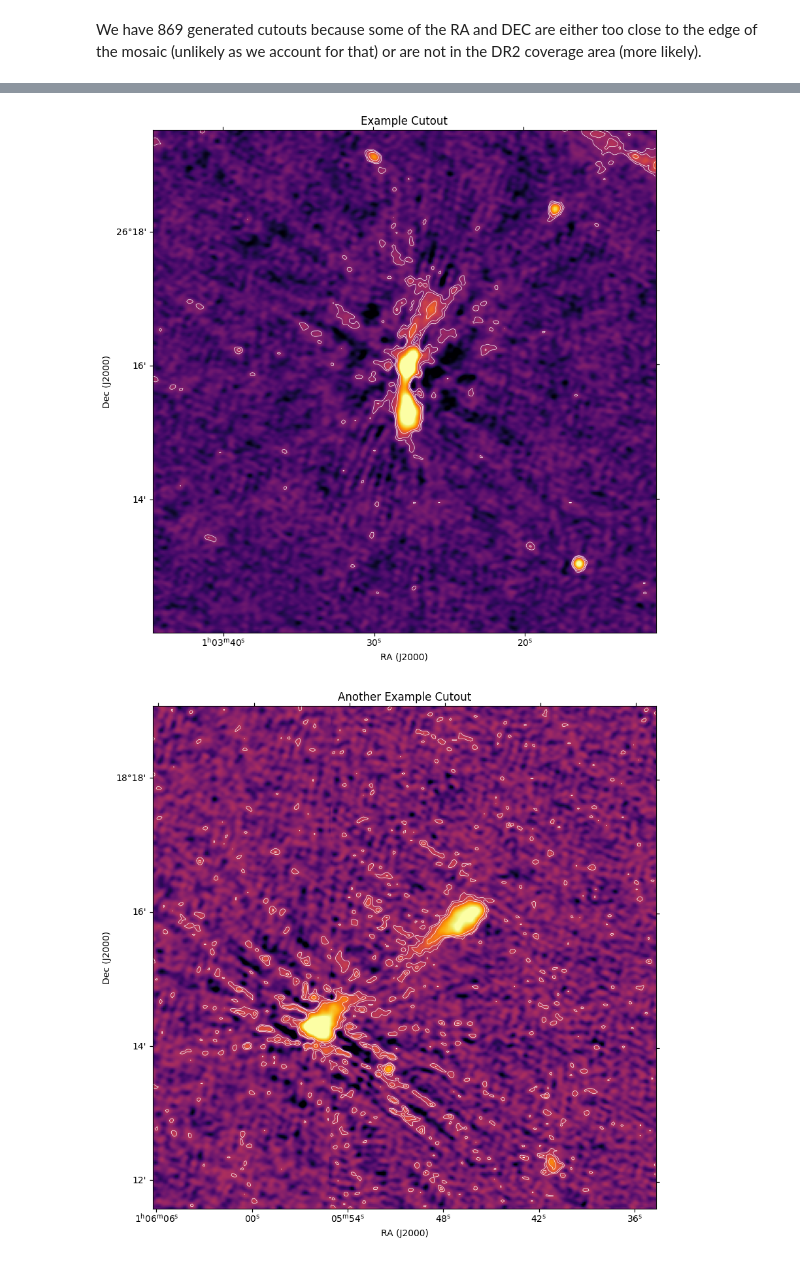
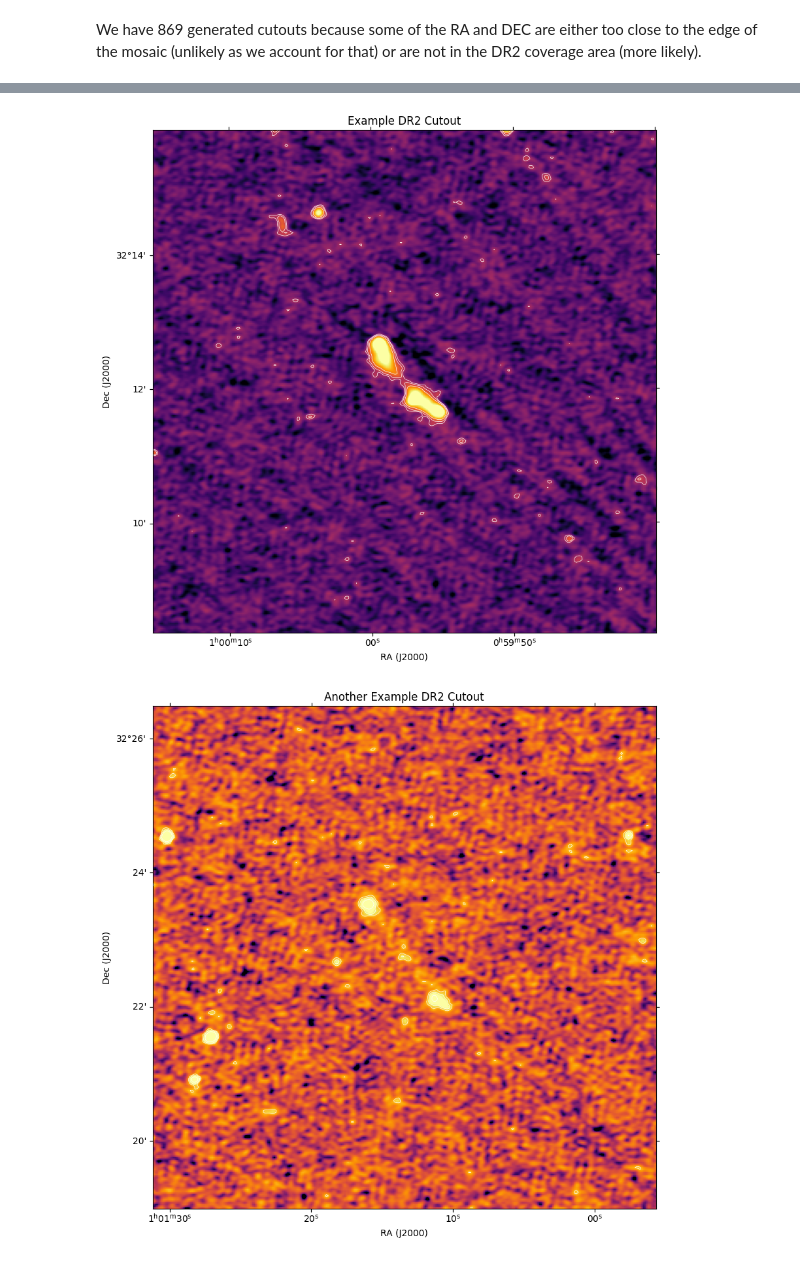
Before and after one commit to Aureusa/strw_lofar_data_utils, a Jupyter notebook: examples/cutout_generation.ipynb, the cells around one changed output, grey strips where cells are left out. Cells and saved outputs as stored; diff of their text form; code cells hidden in the pictures.

```diff
--- a/examples/cutout_generation.ipynb
+++ b/examples/cutout_generation.ipynb
@@ -66,20 +74,20 @@ We have 869 generated cutouts because some of the RA and DEC are either too clos
 # %%
-example_cutout = cutouts[420]
+example_cutout = cutouts[423]
 
 Vizualizer().vizualize_a_cutout(
     cutout=example_cutout,
-    title="Example Cutout",
+    title="Example DR2 Cutout",
     contour_levels=[3, 5, 10]
 )
 # %% [output]
-[figure, old version]
+[figure, new version]
 # %%
 another_example_cutout = cutouts[426]
 
 Vizualizer().vizualize_a_cutout(
     cutout=another_example_cutout,
-    title="Another Example Cutout",
+    title="Another Example DR2 Cutout",
     contour_levels=[3, 5, 10]
 )
 # %% [output]
-[figure, old version]
+[figure, new version]
```
Also changed, not shown: parts of 6 cells of this notebook, 14 other files.
